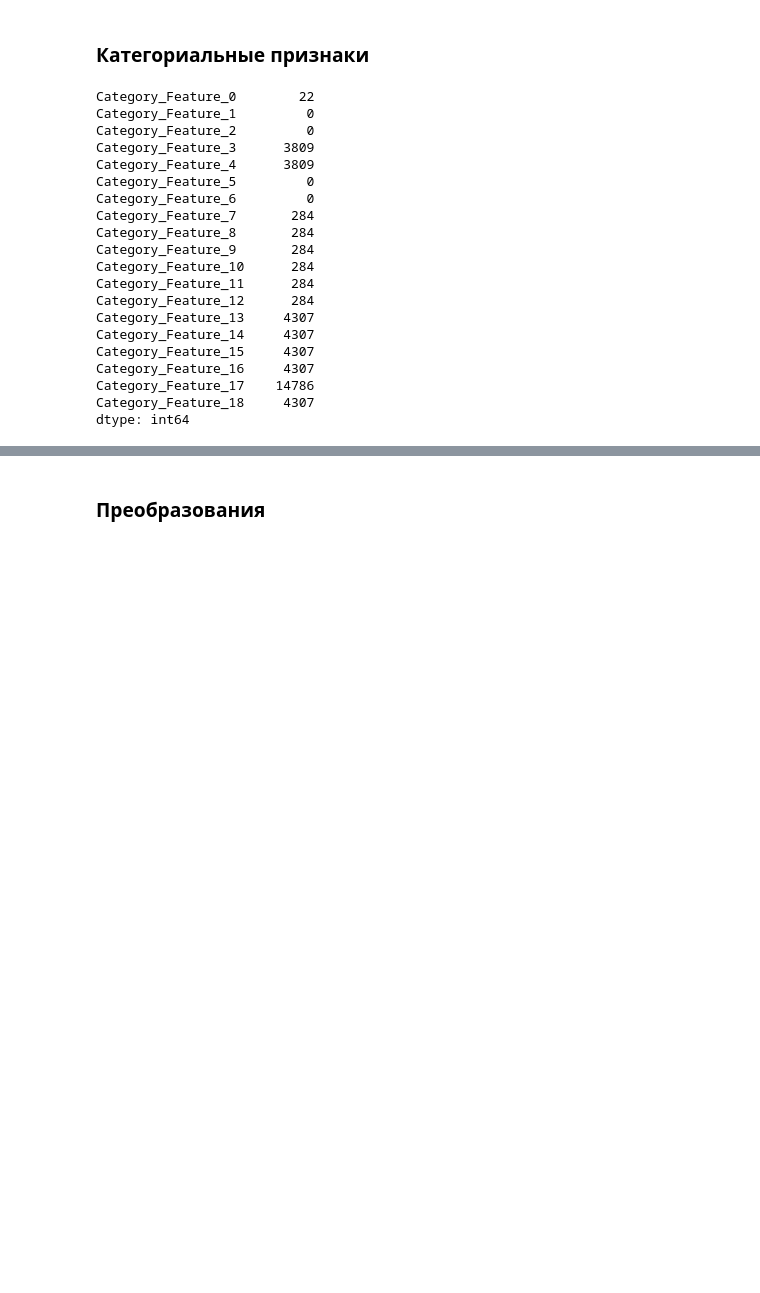
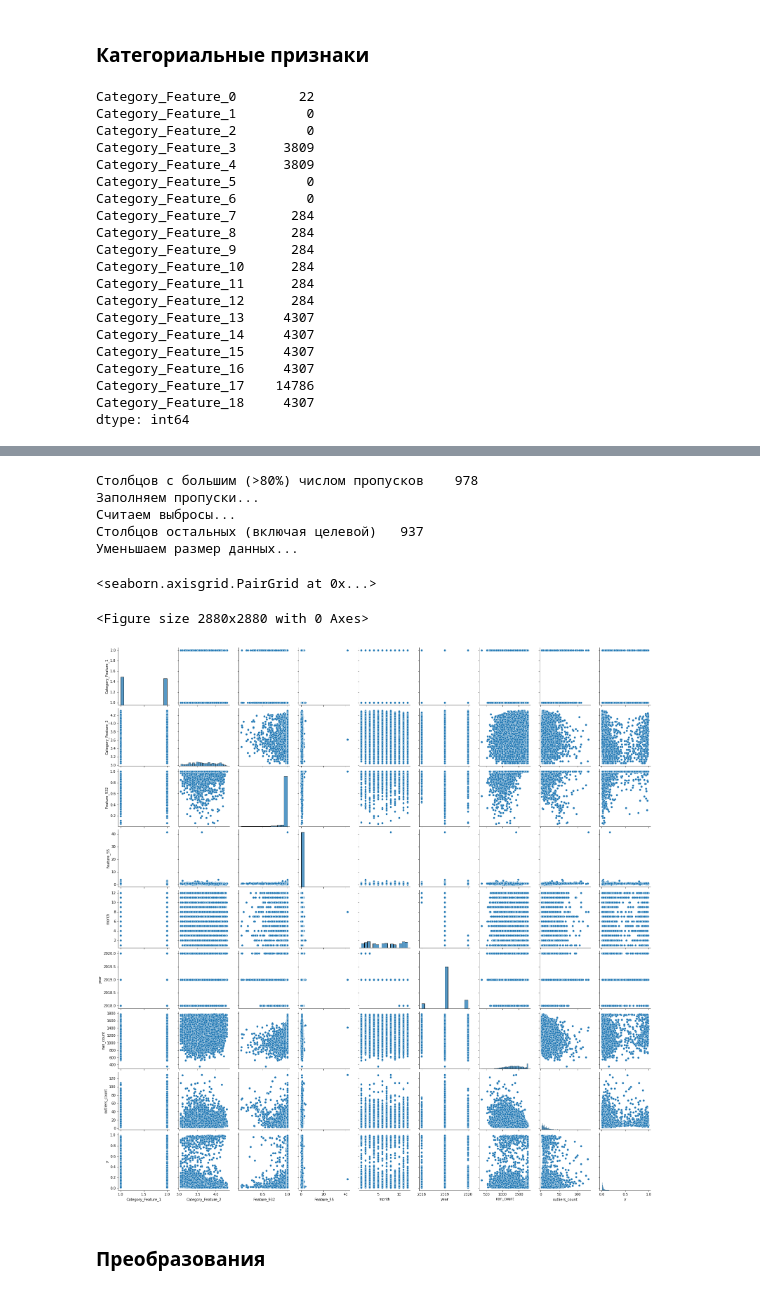
Before and after one commit to VetrovSV/ml-files, a Jupyter notebook: [open_data_battle]final_task_main.ipynb, the cells around one changed output, grey strips where cells are left out. Cells and saved outputs as stored; diff of their text form; code cells hidden in the pictures; blank space fills up the shorter version.

Commit message:
upd: categorical and ordinal features pairplot

```diff
--- a/[open_data_battle]final_task_main.ipynb
+++ b/[open_data_battle]final_task_main.ipynb
@@ -232,0 +367,18 @@ print(f"rows with no outliers {(data1['Outliers']==0).sum()}")
+# %%
+# 11 минут
+data11 = preprocess_all(data0, data0_pred, min_missing = 0.8, add_features = ['month', 'nan_count', 'year', 'outliers_count'])
+
+cols = ['Category_Feature_1', 'Category_Feature_2', 'Feature_932', 'Feature_55', 'month', 'year', 'nan_count','outliers_count',  'y' ]       # некоторые фичи, которые catboost посчитал значимыми + новые фичи
+
+plt.figure( figsize=(40,40) )
+seaborn.pairplot( data11[cols].iloc[:-1000].sample(8000),       # выборка -- чтобы не ждать кучу времени
+                 )
+# %% [output]
+Столбцов с большим (>80%) числом пропусков    978
+Заполняем пропуски...
+Считаем выбросы...
+Столбцов остальных (включая целевой)   937
+Уменьшаем размер данных...
+<seaborn.axisgrid.PairGrid at 0x...>
+<Figure size 2880x2880 with 0 Axes>
+[figure, added]
```
Also changed, not shown: parts of 27 cells of this notebook.
